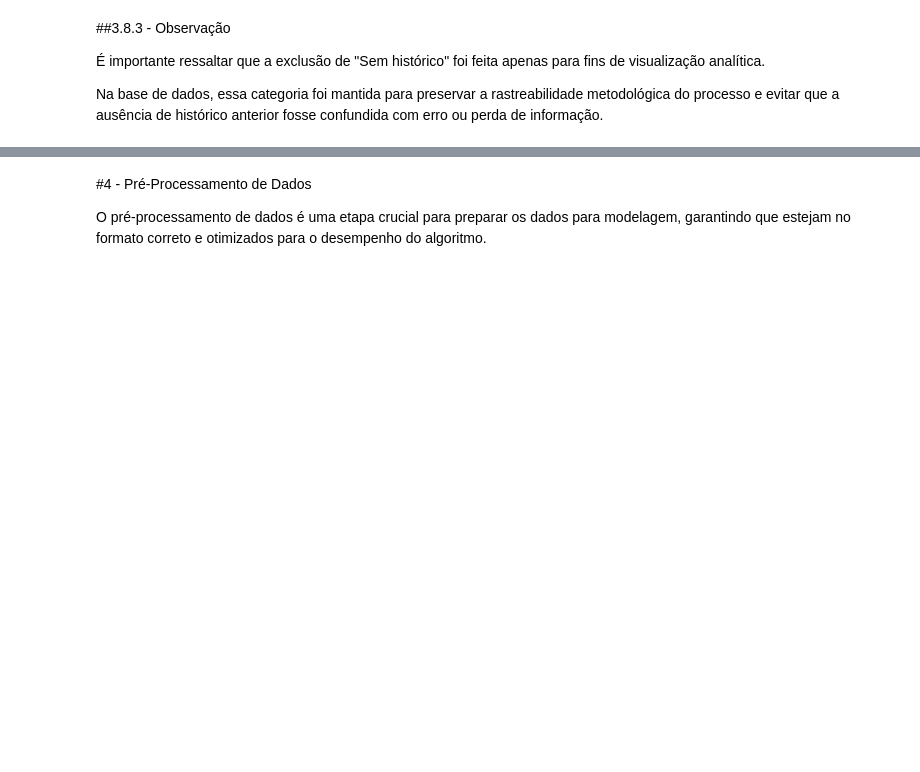
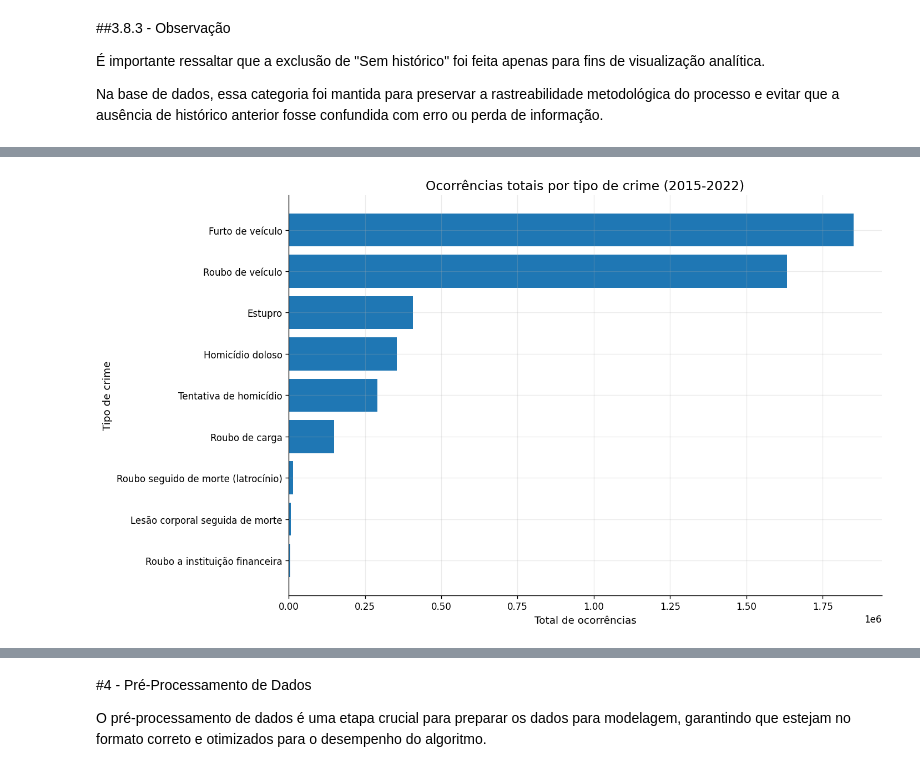
Before and after one commit to Marcelo-Silvestre/Analise_Dados_Boas_Praticas_PUCRIO, a Jupyter notebook: Notebooks/MVP_Análise_de_Dados_e_Boas_Práticas_(4052025001857).ipynb, the cells around one changed output, grey strips where cells are left out. Saved outputs shown, nothing was run; the diff lists cells and outputs as text; code cells hidden in the pictures; blank space fills up the shorter version.

```diff
--- a/Notebooks/MVP_Análise_de_Dados_e_Boas_Práticas_(4052025001857).ipynb
+++ b/Notebooks/MVP_Análise_de_Dados_e_Boas_Práticas_(4052025001857).ipynb
@@ -964,0 +635,10 @@ dtype: int64
+# %%
+crimes_abs = (
+    df_criminal
+    .groupby('Tipo Crime', as_index=False)['Ocorrências']
+    .sum()
+    .sort_values('Ocorrências', ascending=True)
+)
+
+print("Ocorrências totais por tipo de crime:")
+display(crimes_abs)
@@ -964,0 +657,10 @@ dtype: int64
+# %%
+plt.figure(figsize=(12, 7))
+plt.barh(crimes_abs['Tipo Crime'], crimes_abs['Ocorrências'])
+plt.title('Ocorrências totais por tipo de crime (2015-2022)')
+plt.xlabel('Total de ocorrências')
+plt.ylabel('Tipo de crime')
+plt.tight_layout()
+plt.show()
+# %% [output]
+[figure, added]
```
Also changed, not shown: parts of 116 cells of this notebook.
